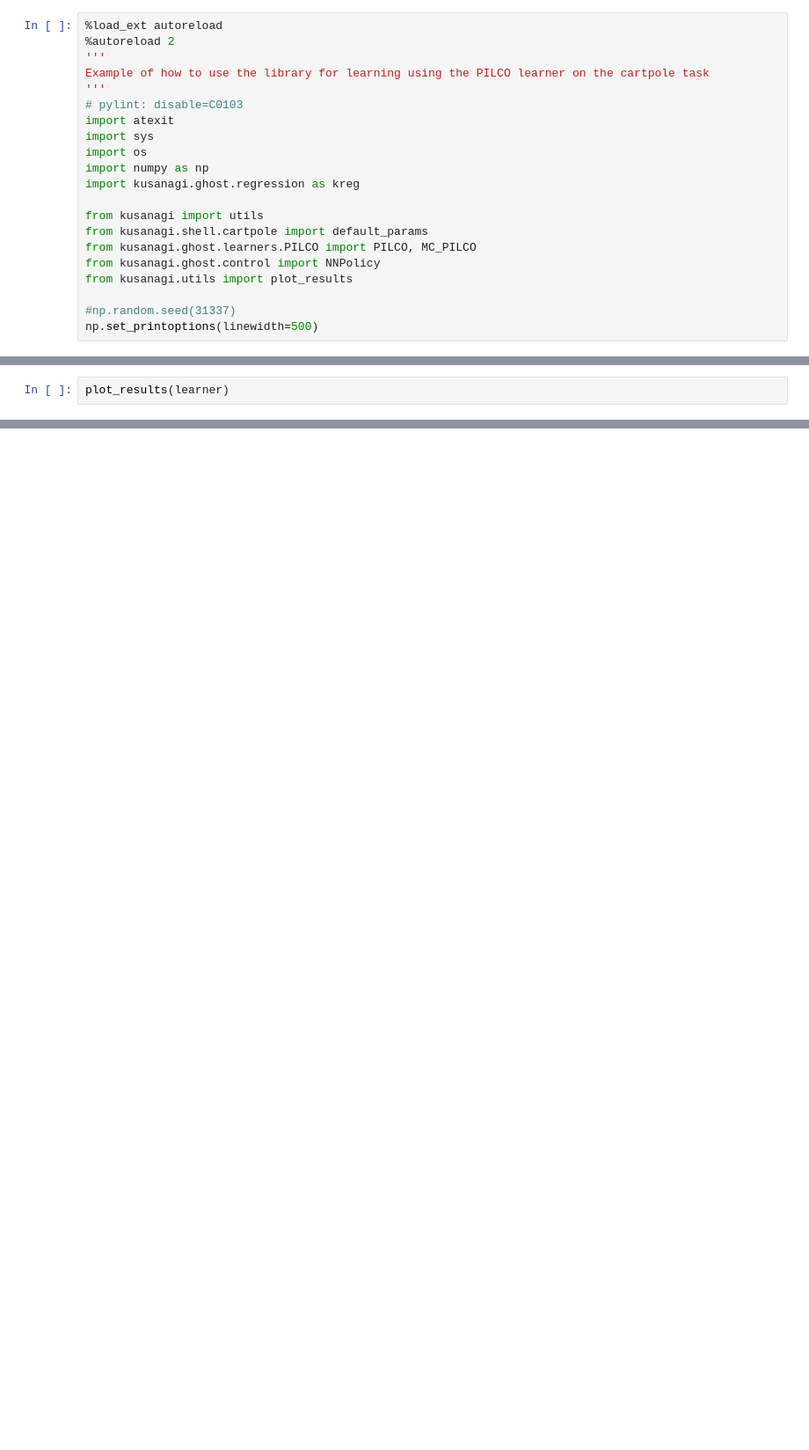
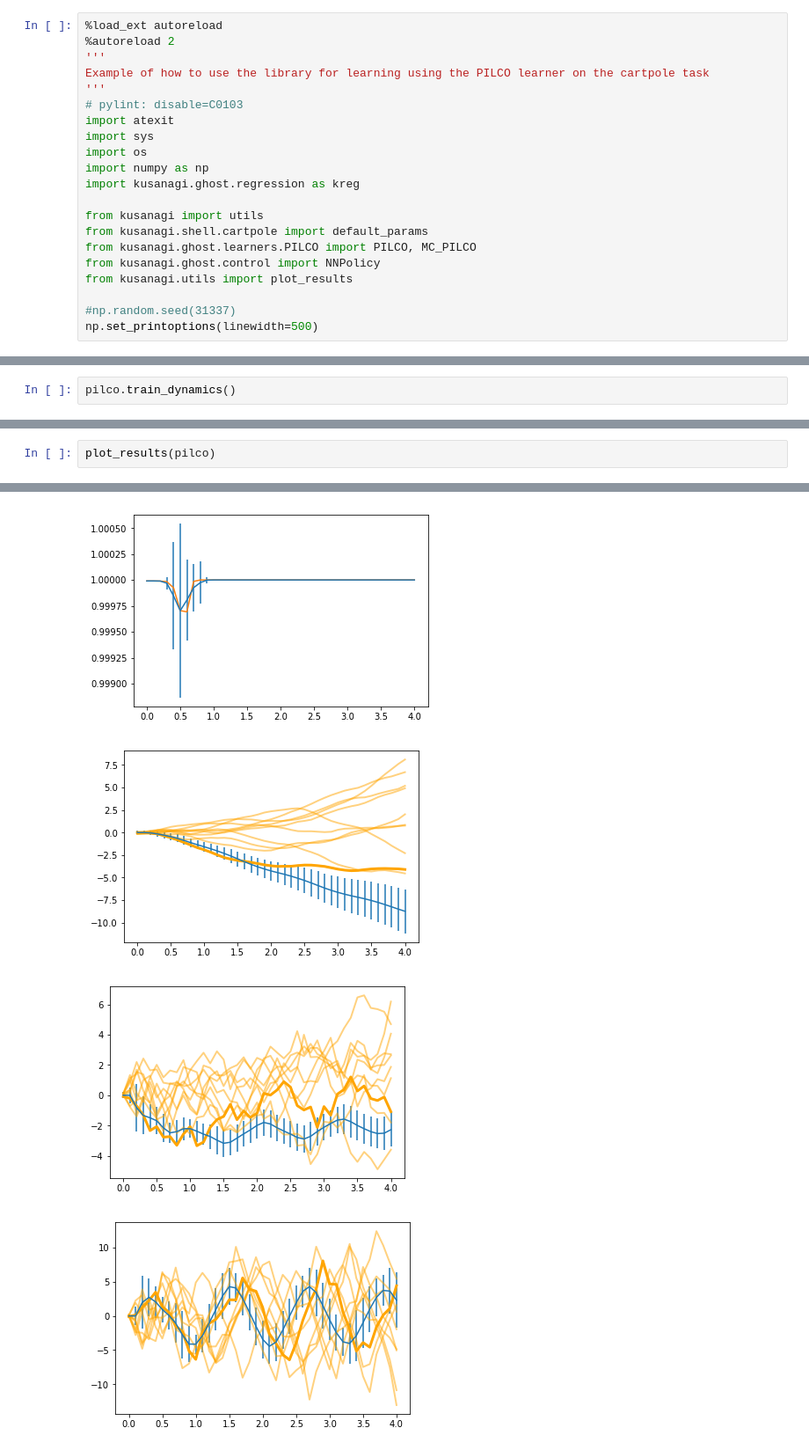
Before and after one commit to mcgillmrl/kusanagi, a Jupyter notebook: examples/notebooks/mc_pilco.ipynb, the cells around one changed output, grey strips where cells are left out. Shown: that part at 88% size. Cells and saved outputs as stored; diff of their text form; blank space fills up the shorter version.

Commit message:
code for comparing mc_pilco with pilco

```diff
--- a/examples/notebooks/mc_pilco.ipynb
+++ b/examples/notebooks/mc_pilco.ipynb
@@ -112,0 +79,2 @@ DenseLayer {'num_units': 4, 'nonlinearity': <function linear at 0x...>, 'name':
+# %%
+pilco.train_dynamics()
@@ -113,2 +149,3 @@ DenseLayer {'num_units': 4, 'nonlinearity': <function linear at 0x...>, 'name':
 # %%
-plot_results(learner)
+plot_results(pilco)
+# %% [output]
@@ -114,0 +156,4 @@ plot_results(learner)
+[figure, added]
+[figure, added]
+[figure, added]
+[figure, added]
```
Also changed, not shown: parts of 13 cells of this notebook, 5 other files.
